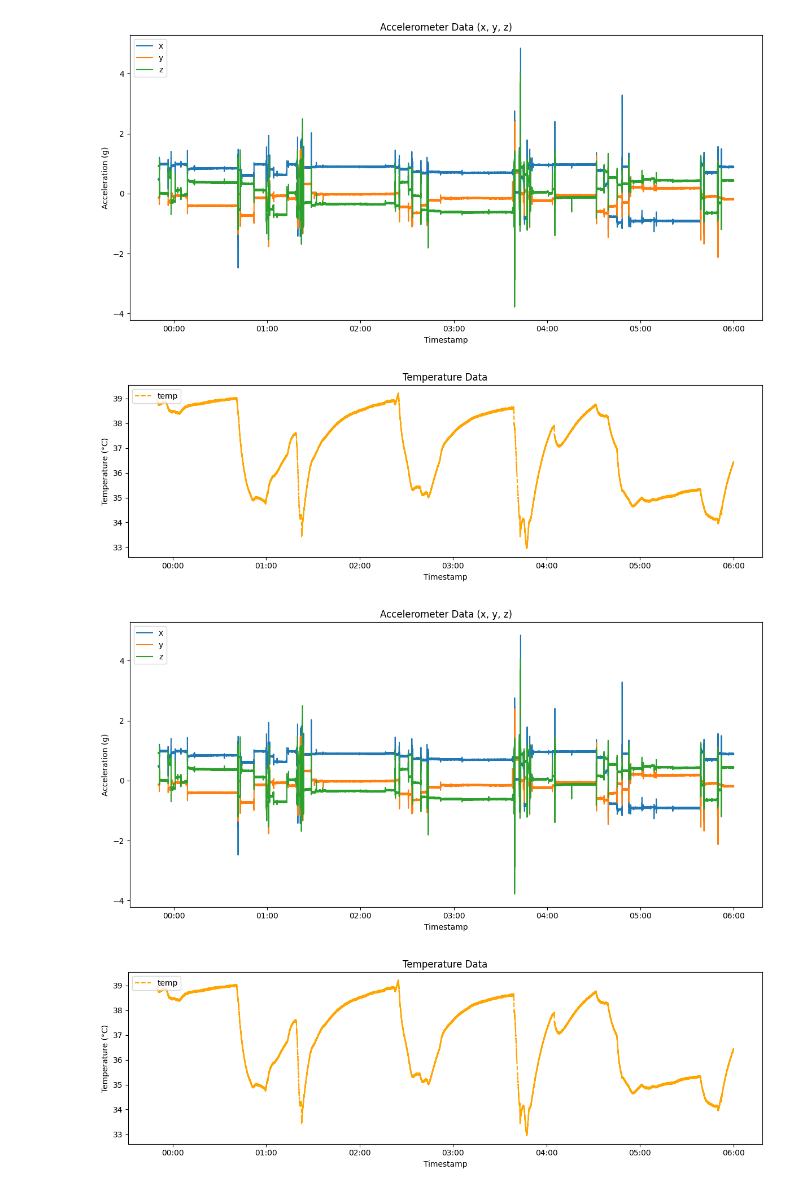
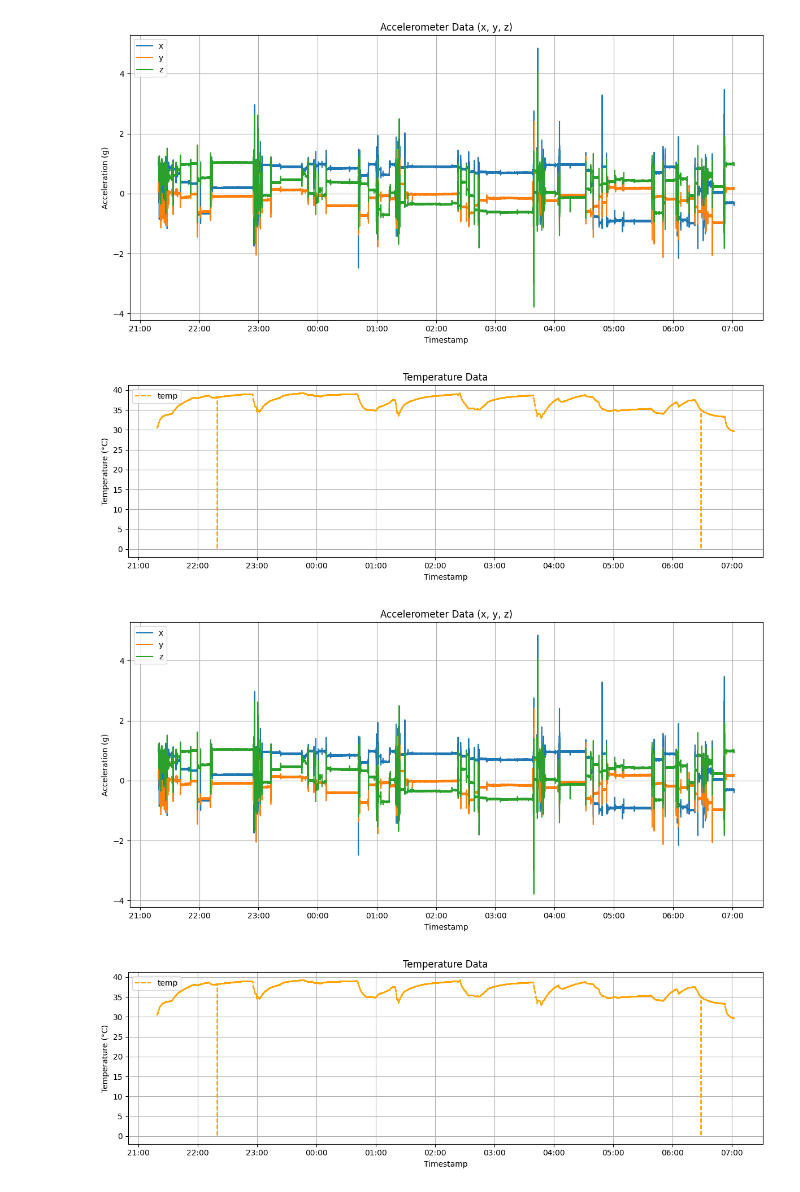
Before and after one commit to gerhardpazout/btd_project, a Jupyter notebook: data_analysis_tool/app.ipynb, the cells around one changed output. Drawn from its saved outputs; the diff is of its cells as text; code cells hidden in the pictures.

Commit message:
[TASK] Add grid lines

```diff
--- a/data_analysis_tool/app.ipynb
+++ b/data_analysis_tool/app.ipynb
@@ -19,8 +19,8 @@ from IPython.display import display
 folder = Path('./data/session_20250621_2318')  # ← change me!
 file_pattern = '*.csv'
 timestamp_col = 'timestamp'
-time_start = "23:50"  # format HH:MM
-time_end = "06:00"    # format HH:MM
+time_start = None #"23:50"  # format HH:MM
+time_end = None # "05:00"    # format HH:MM
 
 # %% 1) Read & merge all CSVs in-memory
 csv_files = sorted(folder.glob(file_pattern))
@@ -63,34 +63,36 @@ for col in y_axes_cols:
         ax1.plot(raw_data[timestamp_col], raw_data[col], label=col)
 ax1.set_xlabel('Timestamp')
 ax1.set_ylabel('Acceleration (g)')
 ax1.legend(loc='upper left')
 ax1.set_title('Accelerometer Data (x, y, z)')
 ax1.xaxis.set_major_formatter(mdates.DateFormatter('%H:%M'))
+ax1.grid(True)
 fig1.tight_layout()
 display(fig1)
 _ = None
 
 # %% 5) Plotting — temperature on second graph
 if 'temp' in raw_data.columns:
     fig2, ax2 = plt.subplots(figsize=(12, 4))
     ax2.plot(raw_data[timestamp_col], raw_data['temp'], linestyle='--', label='temp', color='orange')
     ax2.set_xlabel('Timestamp')
     ax2.set_ylabel('Temperature (°C)')
     ax2.set_title('Temperature Data')
     ax2.xaxis.set_major_formatter(mdates.DateFormatter('%H:%M'))
     ax2.legend(loc='upper left')
+    ax2.grid(True)
     fig2.tight_layout()
     display(fig2)
     _ = None
 
 # %% 6) (Optional) Down-sample if the plot gets crowded
 # raw_data_resampled = (raw_data
 #                       .set_index(timestamp_col)
 #                       .resample('1min').mean()
 #                       .dropna(how='all')
 #                       .reset_index())
 # %% [output]
-[figure, old version]
+[figure, new version]
-[figure, old version]
+[figure, new version]
-[figure, old version]
+[figure, new version]
-[figure, old version]
+[figure, new version]
```
